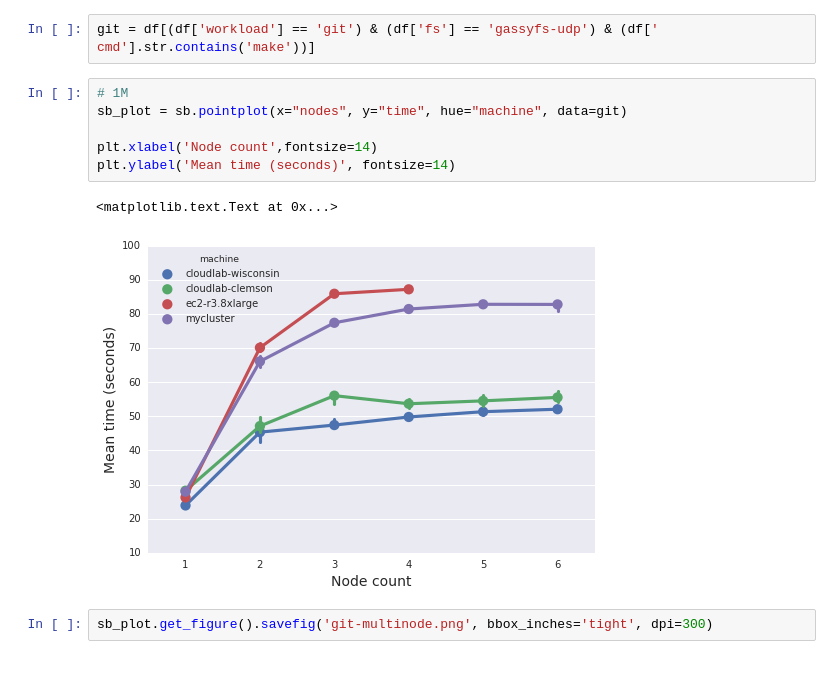
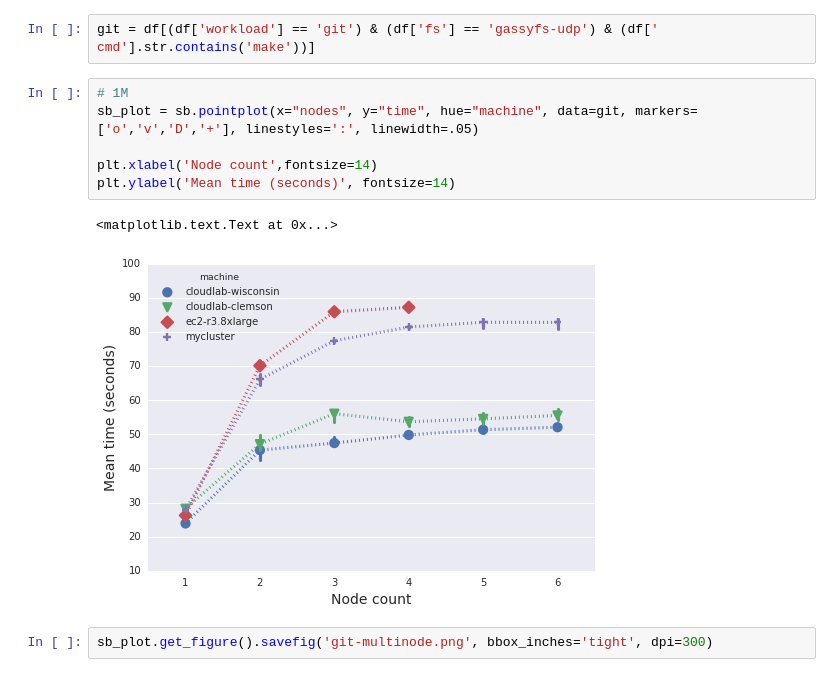
Before and after one commit to systemslab/popper-paper, a Jupyter notebook: experiments/gassyfs/visualize.ipynb, the cells around one changed output. Drawn from its saved outputs; the diff is of its cells as text.

```diff
--- a/experiments/gassyfs/visualize.ipynb
+++ b/experiments/gassyfs/visualize.ipynb
@@ -139,13 +139,13 @@ sb_plot.get_figure().savefig('dd-multinode.png', bbox_inches='tight', dpi=300)
 git = df[(df['workload'] == 'git') & (df['fs'] == 'gassyfs-udp') & (df[' cmd'].str.contains('make'))]
 # %%
 # 1M
-sb_plot = sb.pointplot(x="nodes", y="time", hue="machine", data=git)
+sb_plot = sb.pointplot(x="nodes", y="time", hue="machine", data=git, markers=['o','v','D','+'], linestyles=':', linewidth=.05)
 
 plt.xlabel('Node count',fontsize=14)
 plt.ylabel('Mean time (seconds)', fontsize=14)
 # %% [output]
 <matplotlib.text.Text at 0x...>
-[figure, old version]
+[figure, new version]
 # %%
 sb_plot.get_figure().savefig('git-multinode.png', bbox_inches='tight', dpi=300)
 # %%
```
Also changed, not shown: 5 other files.
